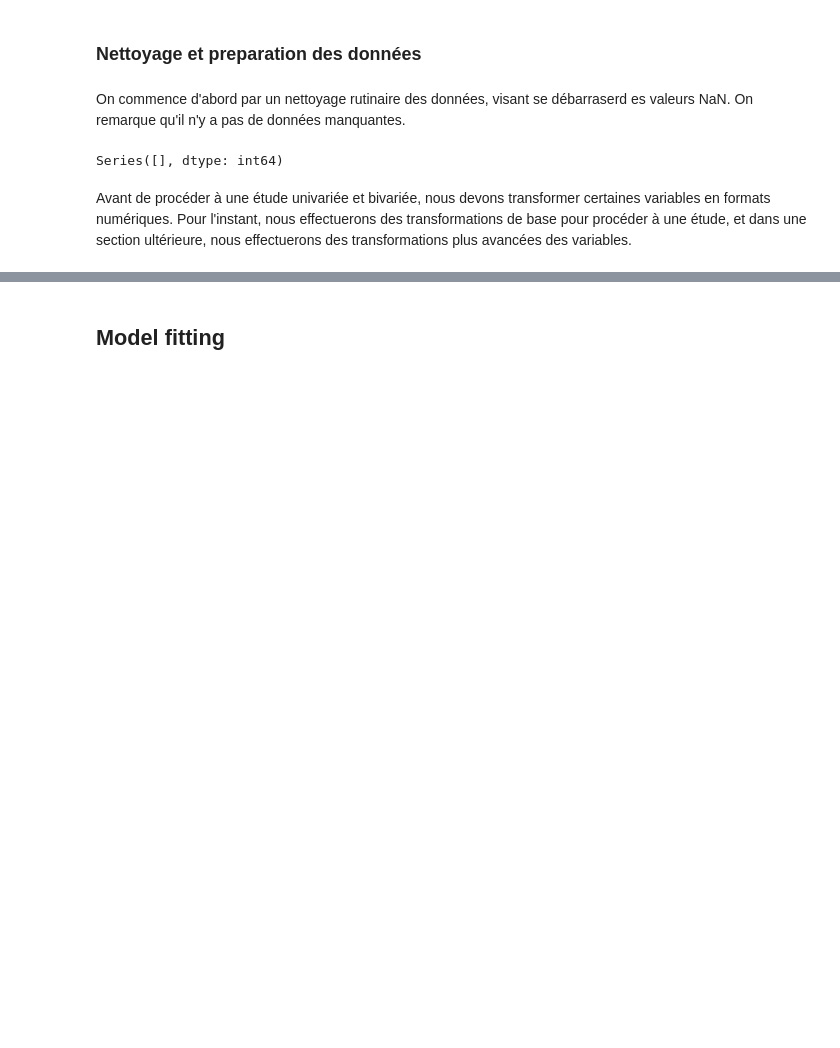
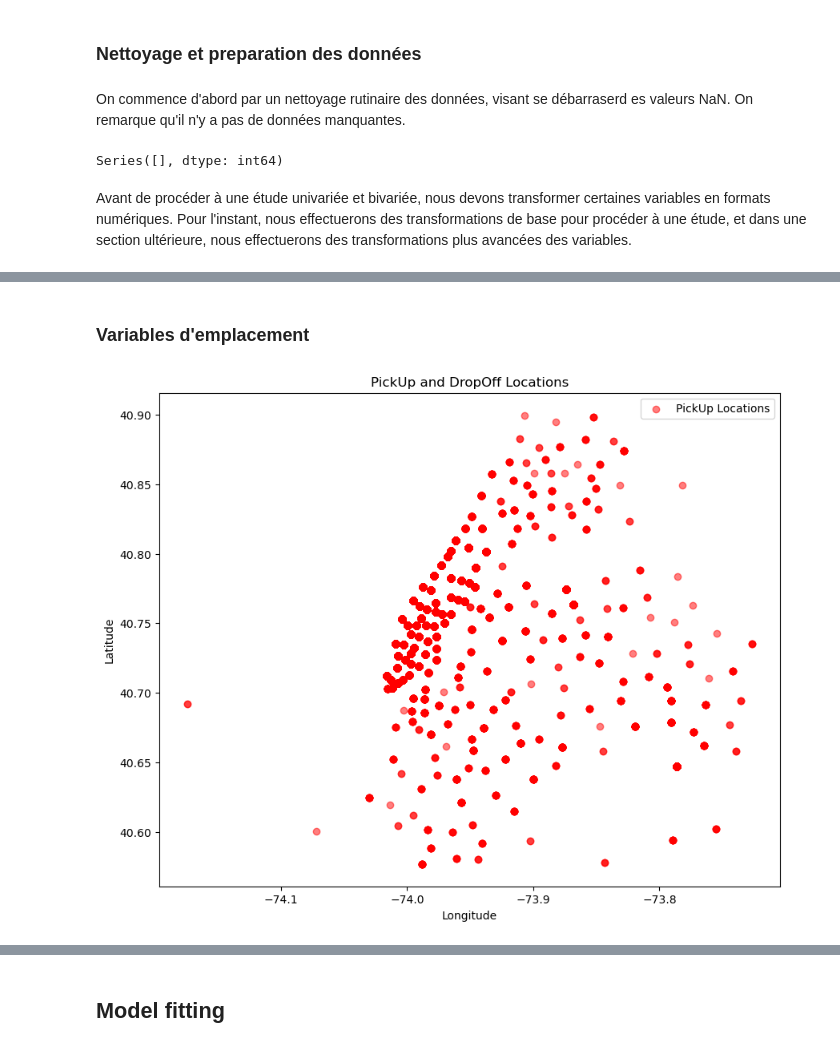
Before and after one commit to PabloHueso/NYC-taxis-tips-and-forest-cover-type, a Jupyter notebook: TopTipsNotebook.ipynb, the cells around one changed output, grey strips where cells are left out. Drawn from its saved outputs; the diff is of its cells as text; code cells hidden in the pictures; blank space fills up the shorter version.

```diff
--- a/TopTipsNotebook.ipynb
+++ b/TopTipsNotebook.ipynb
@@ -91,0 +175,33 @@ plt.show()
+# %% [markdown]
+### Variables d'emplacement
+# %%
+import matplotlib.pyplot as plt
+
+# Extract coordinates for pickup and dropoff locations
+PU_lat = train['PU_location_lat']
+PU_lon = train['PU_location_lon']
+DO_lat = train['DO_location_lat']
+DO_lon = train['DO_location_lon']
+
+# Create the plot
+plt.figure(figsize=(10, 8))
+
+# Plot pickup locations in red
+plt.scatter(PU_lon, PU_lat, color='red', label='PickUp Locations', alpha=0.5)
+
+#Plot dropoff locations in green
+#plt.scatter(DO_lon, DO_lat, color='green', label='DropOff Locations', alpha=0.5)
+
+# Draw a dashed line between each pickup and dropoff point for the same trip
+'''
+for i in range(len(PU_lat)):
+    plt.plot([PU_lon[i], DO_lon[i]], [PU_lat[i], DO_lat[i]], 'k--', alpha=0.3)
+'''
+# Add labels and legend
+plt.xlabel('Longitude')
+plt.ylabel('Latitude')
+plt.title('PickUp and DropOff Locations')
+plt.legend()
+plt.show()
+# %% [output]
+[figure, added]
```
Also changed, not shown: parts of 28 cells of this notebook.
